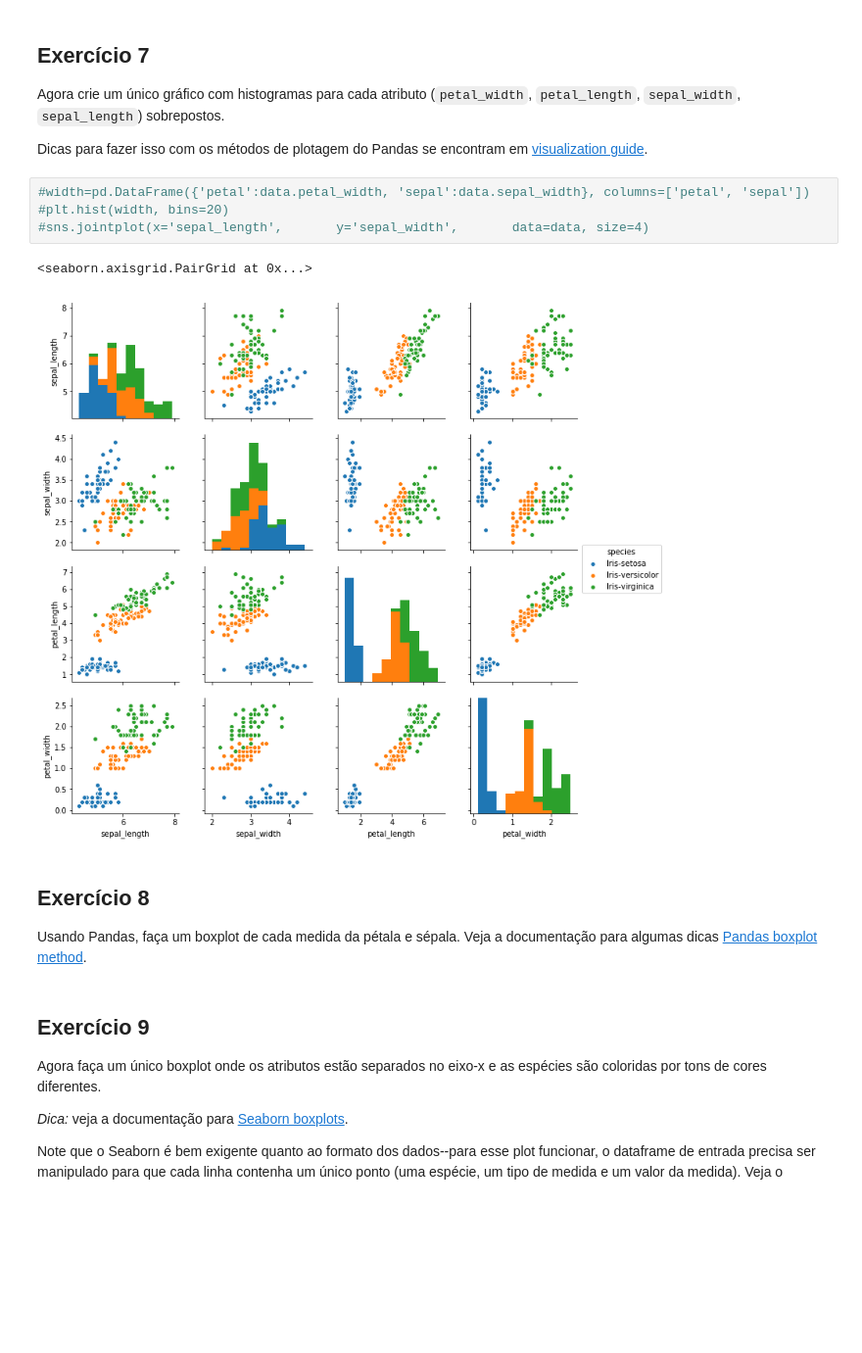
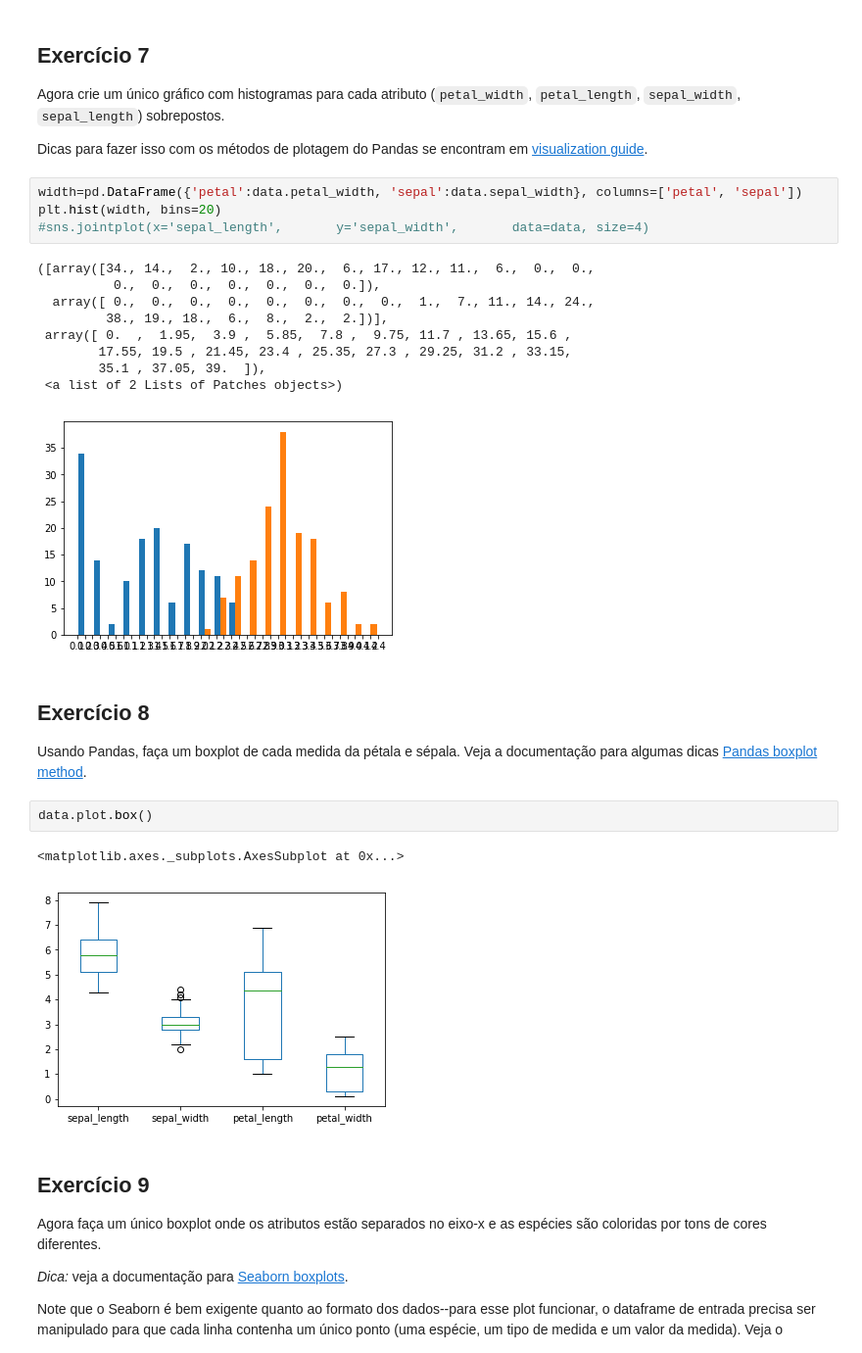
Before and after one commit to marcossuzuki/UFABC-ML-2018, a Jupyter notebook: Introduction_to_Machine_Learning_and_Toolkit.ipynb, the cells around one changed output. Shown: that part at 98% size. Drawn from its saved outputs; the diff is of its cells as text; blank space fills up the shorter version.

```diff
--- a/Introduction_to_Machine_Learning_and_Toolkit.ipynb
+++ b/Introduction_to_Machine_Learning_and_Toolkit.ipynb
@@ -154,16 +154,28 @@ Agora crie um único gráfico com histogramas para cada atributo (`petal_width`,
 
 Dicas para fazer isso com os métodos de plotagem do Pandas se encontram em [visualization guide](http://pandas.pydata.org/pandas-docs/version/0.18.1/visualization.html).
 # %%
-#width=pd.DataFrame({'petal':data.petal_width, 'sepal':data.sepal_width}, columns=['petal', 'sepal'])
-#plt.hist(width, bins=20)
+width=pd.DataFrame({'petal':data.petal_width, 'sepal':data.sepal_width}, columns=['petal', 'sepal'])
+plt.hist(width, bins=20)
 #sns.jointplot(x='sepal_length',       y='sepal_width',       data=data, size=4)
 # %% [output]
-<seaborn.axisgrid.PairGrid at 0x...>
+([array([34., 14.,  2., 10., 18., 20.,  6., 17., 12., 11.,  6.,  0.,  0.,
+          0.,  0.,  0.,  0.,  0.,  0.,  0.]),
+  array([ 0.,  0.,  0.,  0.,  0.,  0.,  0.,  0.,  1.,  7., 11., 14., 24.,
+         38., 19., 18.,  6.,  8.,  2.,  2.])],
+ array([ 0.  ,  1.95,  3.9 ,  5.85,  7.8 ,  9.75, 11.7 , 13.65, 15.6 ,
+        17.55, 19.5 , 21.45, 23.4 , 25.35, 27.3 , 29.25, 31.2 , 33.15,
+        35.1 , 37.05, 39.  ]),
+ <a list of 2 Lists of Patches objects>)
-[figure, old version]
+[figure, new version]
 # %% [markdown]
 ## Exercício 8
 
 Usando Pandas, faça um boxplot de cada medida da pétala e sépala. Veja a documentação para algumas dicas [Pandas boxplot method](http://pandas.pydata.org/pandas-docs/version/0.18.1/visualization.html#visualization-box).
+# %%
+data.plot.box()
+# %% [output]
+<matplotlib.axes._subplots.AxesSubplot at 0x...>
+[figure, added]
 # %% [markdown]
 ## Exercício 9
 
```
Also changed, not shown: parts of 2 cells of this notebook.
